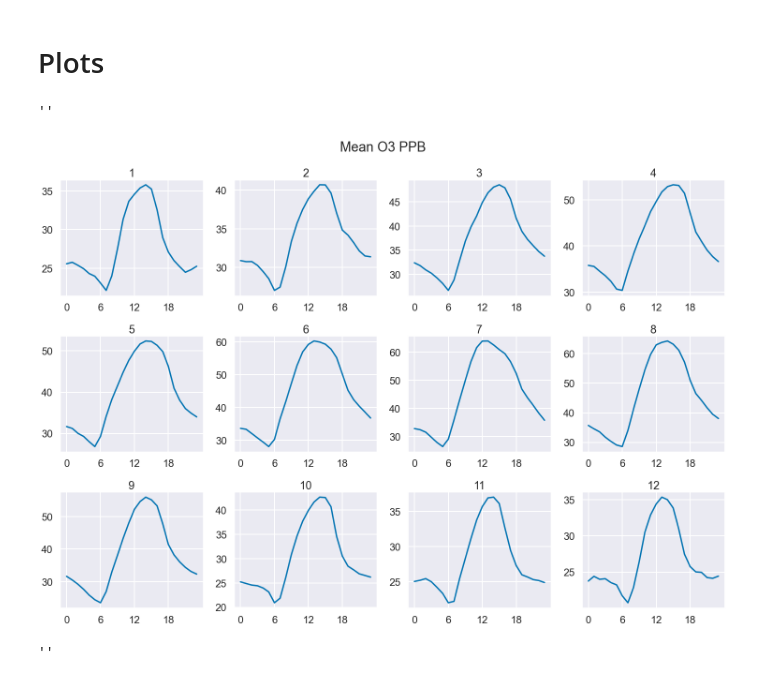
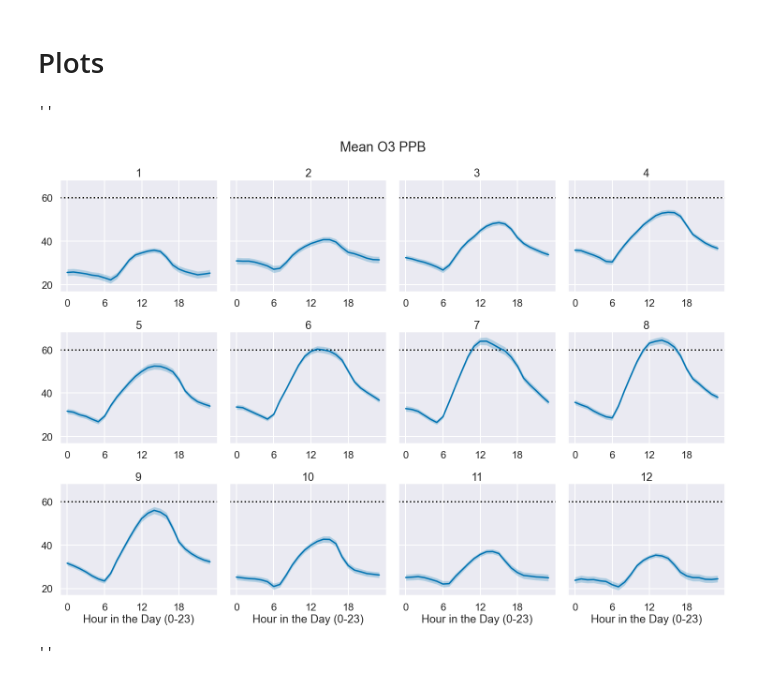
Before and after one commit to nmmichalak/colorado-air, a Jupyter notebook: colorado_air_pollution.ipynb, the cells around one changed output. Drawn from its saved outputs; the diff is of its cells as text; code cells hidden in the pictures.

Commit message:
added features to o3 plots

```diff
--- a/colorado_air_pollution.ipynb
+++ b/colorado_air_pollution.ipynb
@@ -138,26 +139,37 @@ o3_boulder
 # %% [markdown]
 # Plots
 # %%
-fig, axes = plt.subplots(nrows = 3, ncols = 4, figsize = (10.5 * 2, 7.5 * 2))
+fig, axes = plt.subplots(nrows = 3, ncols = 4, figsize = (10.5 * 2, 7.5 * 2), sharey = True)
 axes = axes.flatten()
+z_crit = scipy.stats.norm.ppf(1 - 0.05 / 2)
 
 # hourly averages
 for i, month_i in enumerate(np.arange(1, 13, 1)):
+    # WHO cutoff
+    axes[i].axhline(60, linestyle = "dotted", color = "black")
+
+    # mean
     o3_boulder.query(f"date_month == {month_i}").groupby(["date_hour"])["o3_ppb"].mean().plot(ax = axes[i])
+
+    # 95% confidence
+    axes[i].fill_between(np.arange(0, 24, 1), o3_boulder.query(f"date_month == {month_i}").groupby(["date_hour"])["o3_ppb"].mean() - o3_boulder.query(f"date_month == {month_i}").groupby(["date_hour"])["o3_ppb"].apply(lambda x: np.std(x) / np.sqrt(x.size)) * z_crit, o3_boulder.query(f"date_month == {month_i}").groupby(["date_hour"])["o3_ppb"].mean() + o3_boulder.query(f"date_month == {month_i}").groupby(["date_hour"])["o3_ppb"].apply(lambda x: np.std(x) / np.sqrt(x.size)) * z_crit, alpha = 0.25)
 
     # axes x-ticks
     axes[i].set_xticks(np.arange(0, 24, 6))
 
     # titles
-    axes[i].set(xlabel = None, title = month_i)
+    if month_i < 9:
+        axes[i].set(xlabel = None, title = month_i)
+    else:
+        axes[i].set(xlabel = "Hour in the Day (0-23)", title = month_i)
 
 fig.suptitle("Mean O3 PPB")
 
 fig.tight_layout()
 ;
 # %% [output]
 ''
-[figure, old version]
+[figure, new version]
 # %%
 # figure and axes
 fig, axes = plt.subplots(nrows = 2, ncols = 4, figsize = (10.5 * 2, 7.5 * 2), sharex = False, sharey = True)
```
Also changed, not shown: parts of 1 cell of this notebook.
